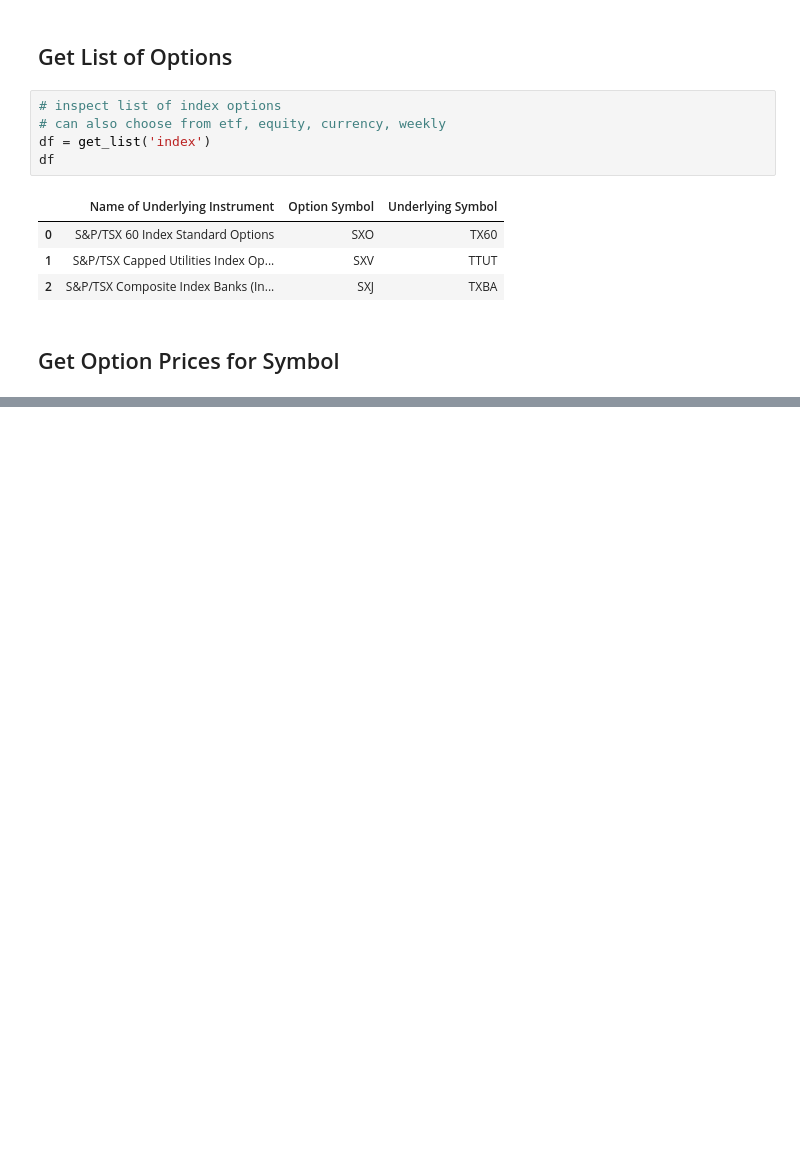
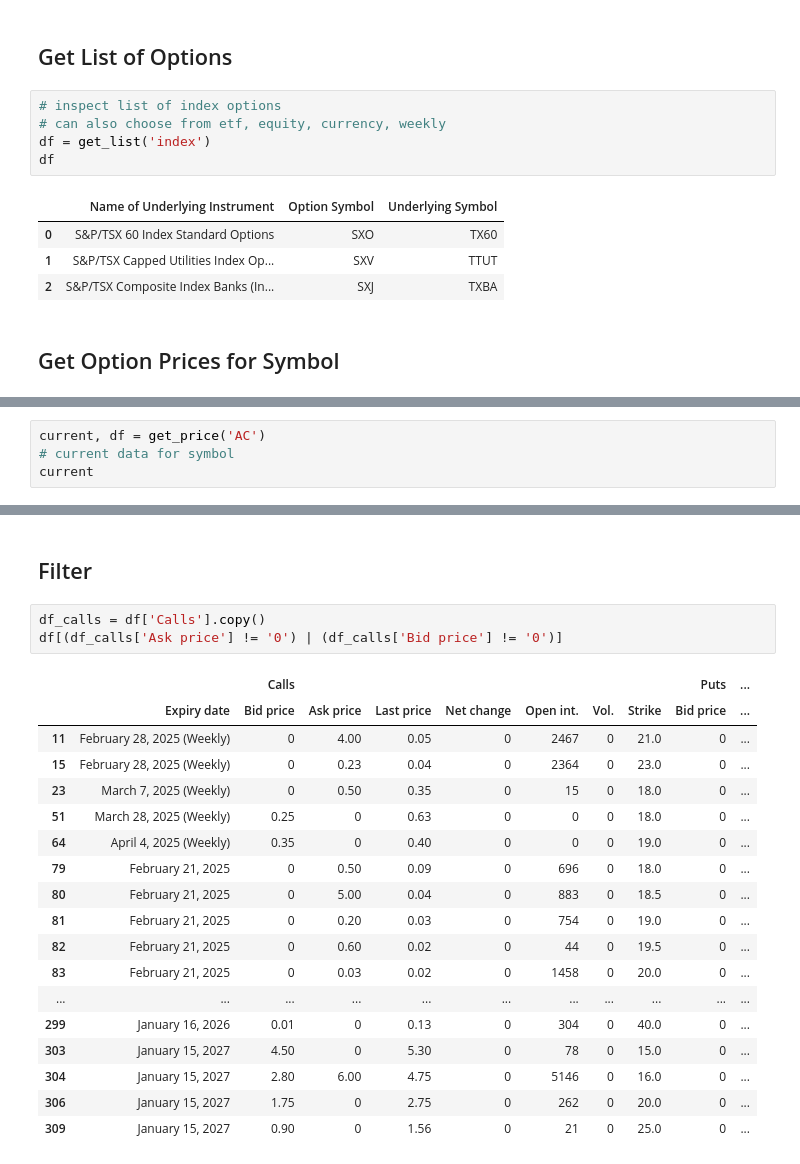
Before and after one commit to davidhintelmann/Datareader_TMX, a Jupyter notebook: explore.ipynb, the cells around one changed output, grey strips where cells are left out. Saved outputs shown, nothing was run; the diff lists cells and outputs as text; blank space fills up the shorter version.

```diff
--- a/explore.ipynb
+++ b/explore.ipynb
@@ -67,0 +43,4 @@ prices[1]
+# %%
+current, df = get_price('AC')
+# current data for symbol
+current
@@ -67,0 +68,24 @@ prices[1]
+# %% [markdown]
+## Filter
+# %%
+df_calls = df['Calls'].copy()
+df[(df_calls['Ask price'] != '0') | (df_calls['Bid price'] != '0')]
+# %% [output]
+|  |  | Calls |  |  |  |  |  |  | Puts | ... |
+|  | Expiry date | Bid price | Ask price | Last price | Net change | Open int. | Vol. | Strike | Bid price | ... |
+| 11 | February 28, 2025 (Weekly) | 0 | 4.00 | 0.05 | 0 | 2467 | 0 | 21.0 | 0 | ... |
+| 15 | February 28, 2025 (Weekly) | 0 | 0.23 | 0.04 | 0 | 2364 | 0 | 23.0 | 0 | ... |
+| 23 | March 7, 2025 (Weekly) | 0 | 0.50 | 0.35 | 0 | 15 | 0 | 18.0 | 0 | ... |
+| 51 | March 28, 2025 (Weekly) | 0.25 | 0 | 0.63 | 0 | 0 | 0 | 18.0 | 0 | ... |
+| 64 | April 4, 2025 (Weekly) | 0.35 | 0 | 0.40 | 0 | 0 | 0 | 19.0 | 0 | ... |
+| 79 | February 21, 2025 | 0 | 0.50 | 0.09 | 0 | 696 | 0 | 18.0 | 0 | ... |
+| 80 | February 21, 2025 | 0 | 5.00 | 0.04 | 0 | 883 | 0 | 18.5 | 0 | ... |
+| 81 | February 21, 2025 | 0 | 0.20 | 0.03 | 0 | 754 | 0 | 19.0 | 0 | ... |
+| 82 | February 21, 2025 | 0 | 0.60 | 0.02 | 0 | 44 | 0 | 19.5 | 0 | ... |
+| 83 | February 21, 2025 | 0 | 0.03 | 0.02 | 0 | 1458 | 0 | 20.0 | 0 | ... |
+| ... | ... | ... | ... | ... | ... | ... | ... | ... | ... | ... |
+| 299 | January 16, 2026 | 0.01 | 0 | 0.13 | 0 | 304 | 0 | 40.0 | 0 | ... |
+| 303 | January 15, 2027 | 4.50 | 0 | 5.30 | 0 | 78 | 0 | 15.0 | 0 | ... |
+| 304 | January 15, 2027 | 2.80 | 6.00 | 4.75 | 0 | 5146 | 0 | 16.0 | 0 | ... |
+| 306 | January 15, 2027 | 1.75 | 0 | 2.75 | 0 | 262 | 0 | 20.0 | 0 | ... |
+| 309 | January 15, 2027 | 0.90 | 0 | 1.56 | 0 | 21 | 0 | 25.0 | 0 | ... |
```
Also changed, not shown: parts of 4 cells of this notebook, 1 other file.
